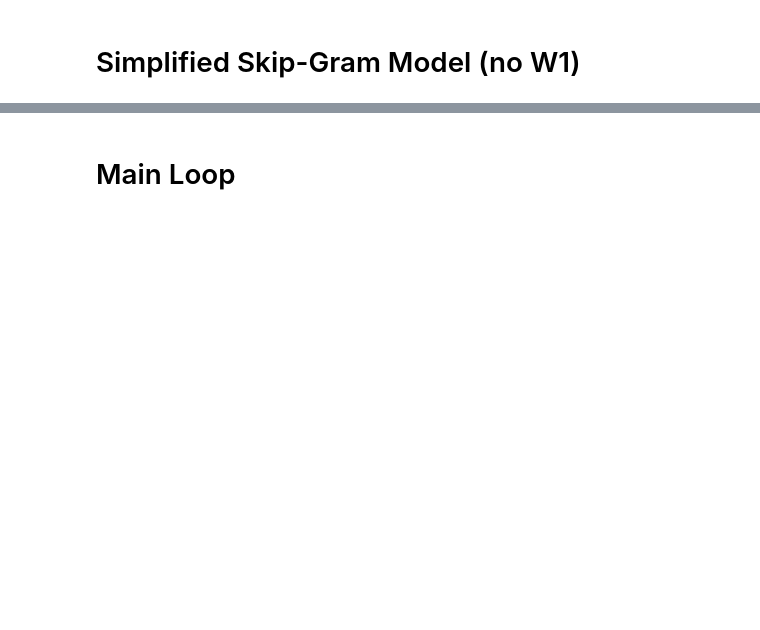
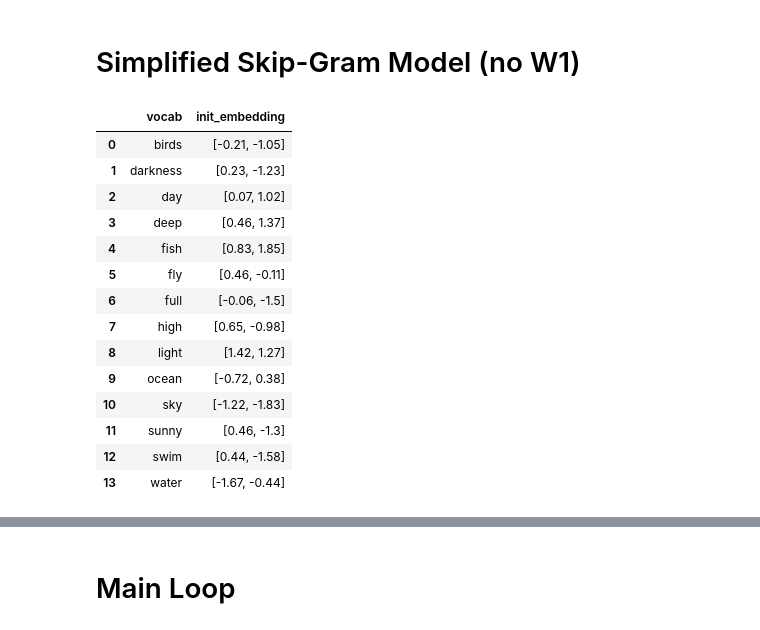
Before and after one commit to fkhafizov/w2v_intro, a Jupyter notebook: w2v_skpgr_noW1_v6.ipynb, the cells around one changed output, grey strips where cells are left out. Drawn from its saved outputs; the diff is of its cells as text; code cells hidden in the pictures; blank space fills up the shorter version.

```diff
--- a/w2v_skpgr_noW1_v6.ipynb
+++ b/w2v_skpgr_noW1_v6.ipynb
@@ -250,6 +259,25 @@ import time
 EMBEDDING_DIMENSION = 2
 W0 = Variable(torch.randn(len(vocab), EMBEDDING_DIMENSION).float(), requires_grad=True)
 W0_init = torch.clone( W0 )
+# %%
+vocab_df['init_embedding']=[np.round(v,2) for v in  W0_init.cpu().detach().numpy()]
+vocab_df[ ['vocab', 'init_embedding' ] ]
+# %% [output]
+|  | vocab | init_embedding |
+| 0 | birds | [-0.21, -1.05] |
+| 1 | darkness | [0.23, -1.23] |
+| 2 | day | [0.07, 1.02] |
+| 3 | deep | [0.46, 1.37] |
+| 4 | fish | [0.83, 1.85] |
+| 5 | fly | [0.46, -0.11] |
+| 6 | full | [-0.06, -1.5] |
+| 7 | high | [0.65, -0.98] |
+| 8 | light | [1.42, 1.27] |
+| 9 | ocean | [-0.72, 0.38] |
+| 10 | sky | [-1.22, -1.83] |
+| 11 | sunny | [0.46, -1.3] |
+| 12 | swim | [0.44, -1.58] |
+| 13 | water | [-1.67, -0.44] |
 # %%
 %matplotlib notebook
 plot_words(W0_init.cpu().detach().numpy(), vocab, ttl='Initial embedding', wcolor=vocab_df.color)
```
Also changed, not shown: parts of 6 cells of this notebook.
